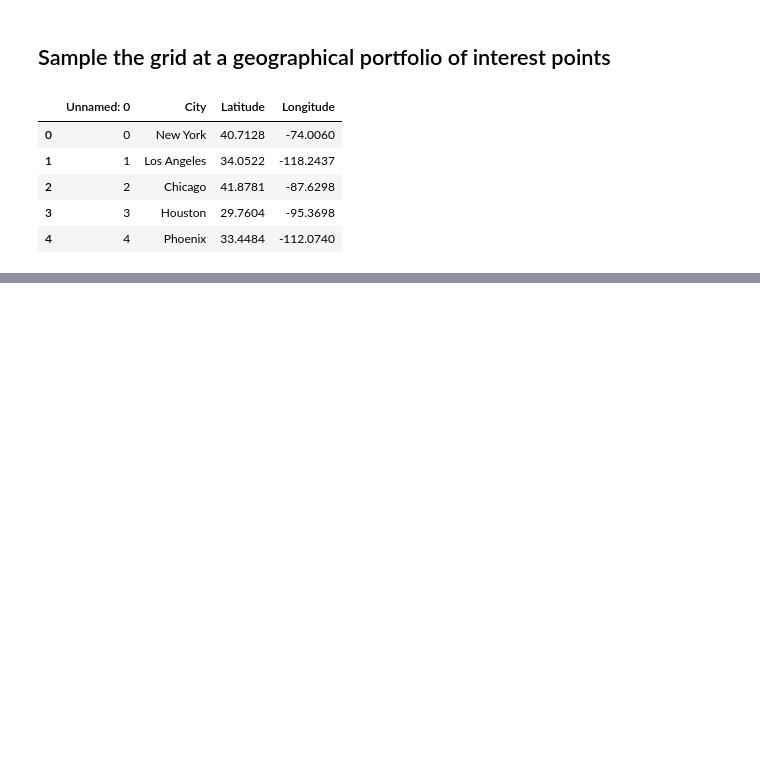
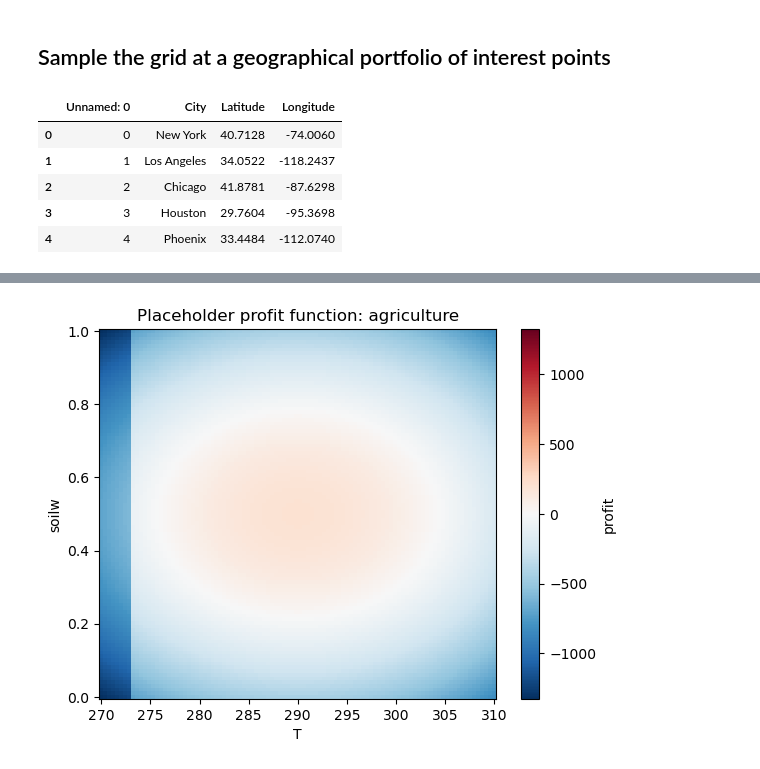
Before and after one commit to ATMOcanes/MindTheGap_wxbiz_game_course, a Jupyter notebook: Jupyter_Notebooks/Verification_scoring.ipynb, the cells around one changed output, grey strips where cells are left out. Saved outputs shown, nothing was run; the diff lists cells and outputs as text; code cells hidden in the pictures; blank space fills up the shorter version.

```diff
--- a/Jupyter_Notebooks/Verification_scoring.ipynb
+++ b/Jupyter_Notebooks/Verification_scoring.ipynb
@@ -94,0 +81,14 @@ totalscore = np.sum(score) - preps.insurancecost   # insurancefactor.nc has cost
+# %%
+# profit function, from BiznessSpecificParameters
+
+siteTs = T_grids.air    + Tnoise
+siteWs = sw_grids.soilw             # silly for coastal sites, FIX ME
+
+profitfunction = xr.open_dataset('../BiznessSpecificParameters/profitfunction.nc')
+#preps = pd.read_csv('TEAMDATA/current_preps.csv')
+
+siteprofits = profitfunction.sel(T = siteTs, soilw = siteWs, method='nearest') \
+#            + value_of_preparations(preps)
+
+# display results (dataframe = table)
+siteprofits.to_dataframe()
@@ -94,0 +103,5 @@ totalscore = np.sum(score) - preps.insurancecost   # insurancefactor.nc has cost
+# %%
+profitfunction.profit.plot();
+plt.title('Placeholder profit function: agriculture');
+# %% [output]
+[figure, added]
```
Also changed, not shown: parts of 15 cells of this notebook, 10 other files.
